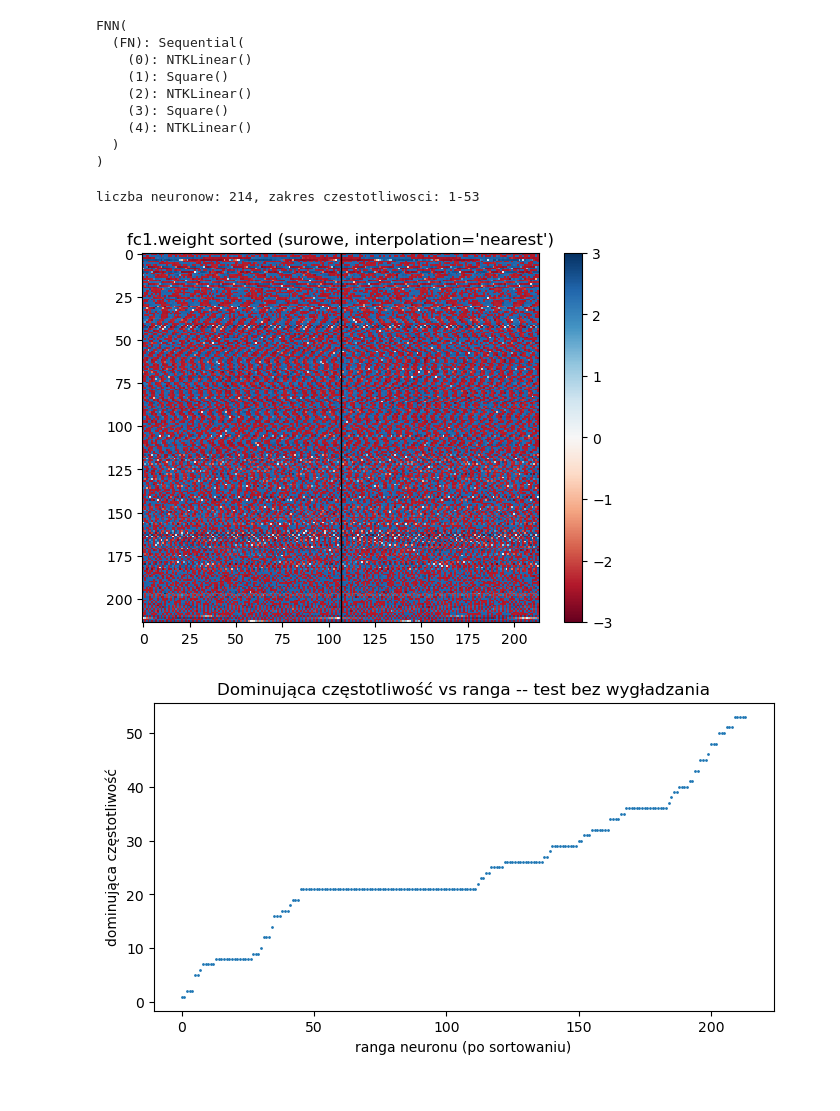
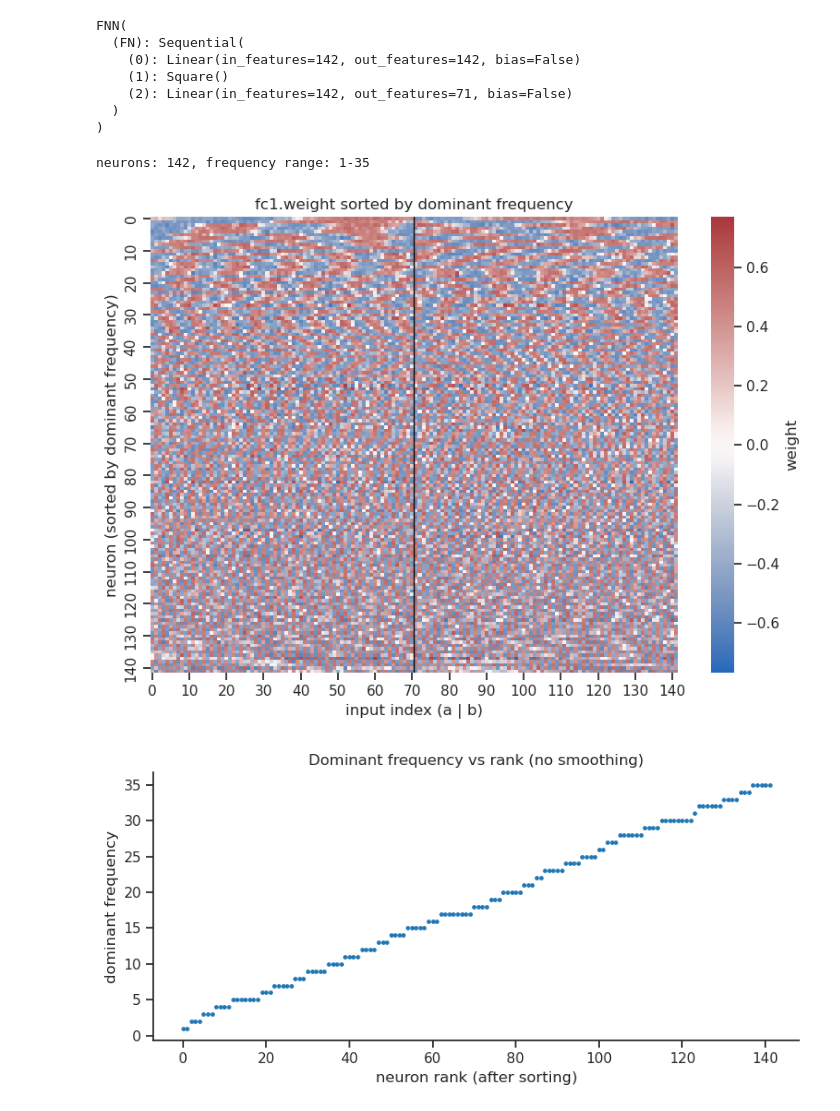
Before and after one commit to AleczO/cyclic-group-representations, a Jupyter notebook: analysis.ipynb, the cells around one changed output. Cells and saved outputs as stored; diff of their text form; code cells hidden in the pictures.

Commit message:
Fixed wrong NN definition, more tests, analyses

```diff
--- a/analysis.ipynb
+++ b/analysis.ipynb
@@ -2,33 +2,34 @@
 from src.model import FNN
 
 import torch
+import numpy as np
+from scipy.ndimage import uniform_filter1d
+
+# %% Setup
 import matplotlib.pyplot as plt
-from scipy.ndimage import uniform_filter1d
-import numpy as np
+import seaborn as sns
+
+sns.set_theme(style="ticks", context="notebook")
 # %%
 def load_model(path, device="cpu"):
     checkpoint = torch.load(path, map_location=device)
     model = FNN(checkpoint["p"], hidden=checkpoint["hidden"]).to(device)
     model.load_state_dict(checkpoint["model_state_dict"])
 
-    return model, checkpoint
+    return model, checkpoint, checkpoint["p"]
 # %%
-model, ckpt = load_model("model.pt", device="cuda")
-
-p = ckpt["p"]
-
+model, ckpt, p = load_model("results/p71_wd0_seed3/model_final.pt", device="cuda")
 model.eval()
 # %% [output]
 FNN(
   (FN): Sequential(
-    (0): NTKLinear()
+    (0): Linear(in_features=142, out_features=142, bias=False)
     (1): Square()
-    (2): NTKLinear()
-    (3): Square()
-    (4): NTKLinear()
+    (2): Linear(in_features=142, out_features=71, bias=False)
   )
 )
 # %%
+# %% Sort neurons by dominant frequency
 fc1_weight = model.FN[0].weight.detach()
 W_a = fc1_weight[:, :p]
 
@@ -40,31 +41,40 @@ order = torch.argsort(dominant_freq)
 sorted_freq = dominant_freq[order]
 fc1_sorted = fc1_weight[order]
 
-print(f"liczba neuronow: {len(order)}, zakres czestotliwosci: {sorted_freq.min().item()}-{sorted_freq.max().item()}")
+print(f"neurons: {len(order)}, frequency range: "
+      f"{sorted_freq.min().item()}-{sorted_freq.max().item()}")
 
-fc1_weight = fc1_weight.detach().cpu().numpy()
-fc1_sorted = fc1_sorted.detach().cpu().numpy()
+fc1_weight = fc1_weight.cpu().numpy()
+fc1_sorted = fc1_sorted.cpu().numpy()
+sorted_freq = sorted_freq.cpu().numpy()
 # %% [output]
-liczba neuronow: 214, zakres czestotliwosci: 1-53
+neurons: 142, frequency range: 1-35
 # %%
+# %% Heatmap of sorted fc1.weight
 lim = np.abs(fc1_sorted).max()
 
-fig, ax = plt.subplots()
-im = ax.imshow(fc1_sorted, aspect="auto", cmap="RdBu",
-               interpolation="nearest", rasterized=True,
-               vmin=-lim, vmax=lim)
-ax.set_title("fc1.weight sorted (surowe, interpolation='nearest')")
-ax.axvline(P - 0.5, color="black", linewidth=1)
-plt.colorbar(im, ax=ax)
+fig, ax = plt.subplots(figsize=(8, 6))
+sns.heatmap(fc1_sorted, ax=ax, cmap="vlag", center=0, vmin=-lim, vmax=lim,
+            xticklabels=10, yticklabels=10, rasterized=True,
+            cbar_kws={"label": "weight"})
+ax.axvline(p, color="black", linewidth=1)
+ax.set_xlabel("input index (a | b)")
+ax.set_ylabel("neuron (sorted by dominant frequency)")
+ax.set_title("fc1.weight sorted by dominant frequency")
+plt.tight_layout()
 plt.show()
 # %% [output]
-[figure, old version]
+[figure, new version]
 # %%
+# %% Dominant frequency vs neuron rank
 fig, ax = plt.subplots(figsize=(8, 4))
-ax.plot(range(len(sorted_freq)), sorted_freq.detach().cpu().numpy(), marker=".", linestyle="none", markersize=2)
-ax.set_xlabel("ranga neuronu (po sortowaniu)")
-ax.set_ylabel("dominująca częstotliwość")
-ax.set_title("Dominująca częstotliwość vs ranga -- test bez wygładzania")
+sns.scatterplot(x=np.arange(len(sorted_freq)), y=sorted_freq, ax=ax,
+                s=12, linewidth=0, color="tab:blue")
+ax.set_xlabel("neuron rank (after sorting)")
+ax.set_ylabel("dominant frequency")
+ax.set_title("Dominant frequency vs rank (no smoothing)")
+sns.despine()
+plt.tight_layout()
 plt.show()
 # %% [output]
-[figure, old version]
+[figure, new version]
```
Also changed, not shown: parts of 5 cells of this notebook, 5 other files.
